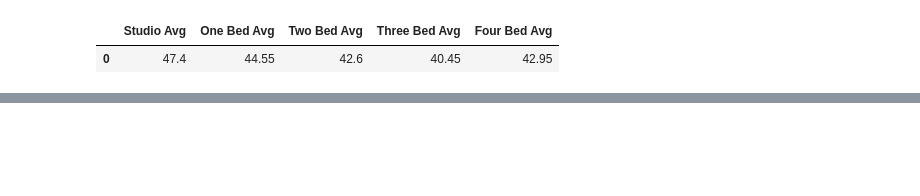
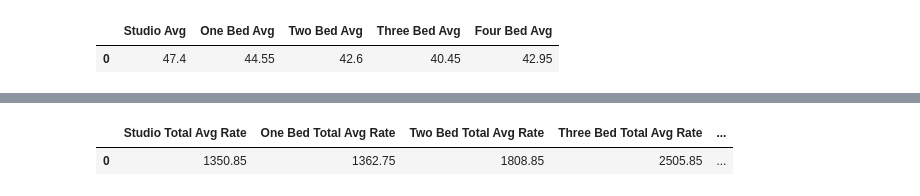
Before and after one commit to Memellsworth/Project1-, a Jupyter notebook: RealEstateInvestinginTexas.ipynb, the cells around one changed output, grey strips where cells are left out. Saved outputs shown, nothing was run; the diff lists cells and outputs as text; code cells hidden in the pictures; blank space fills up the shorter version.

```diff
--- a/RealEstateInvestinginTexas.ipynb
+++ b/RealEstateInvestinginTexas.ipynb
@@ -215,0 +184,12 @@ room_city_data
+# %%
+studio_rate_avg = avg_rate["Studio Avg Rental Rate"].mean()
+onebed_rate_avg = avg_rate["One Bed Avg Rental Rate"].mean()
+twobed_rate_avg = avg_rate["Two Bed Avg Rental Rate"].mean()
+threebed_rate_avg = avg_rate["Three Bed Avg Rental Rate"].mean()
+fourbed_rate_avg = avg_rate["Four Bed Avg Rental Rate"].mean()
+
+total_avgs = pd.DataFrame({"Studio Total Avg Rate":studio_rate_avg,"One Bed Total Avg Rate":onebed_rate_avg,"Two Bed Total Avg Rate":twobed_rate_avg,"Three Bed Total Avg Rate": threebed_rate_avg,"Four Bed Total Avg Rate":fourbed_rate_avg},index=[0])
+total_avgs
+# %% [output]
+|  | Studio Total Avg Rate | One Bed Total Avg Rate | Two Bed Total Avg Rate | Three Bed Total Avg Rate | ... |
+| 0 | 1350.85 | 1362.75 | 1808.85 | 2505.85 | ... |
```
Also changed, not shown: parts of 5 cells of this notebook.
